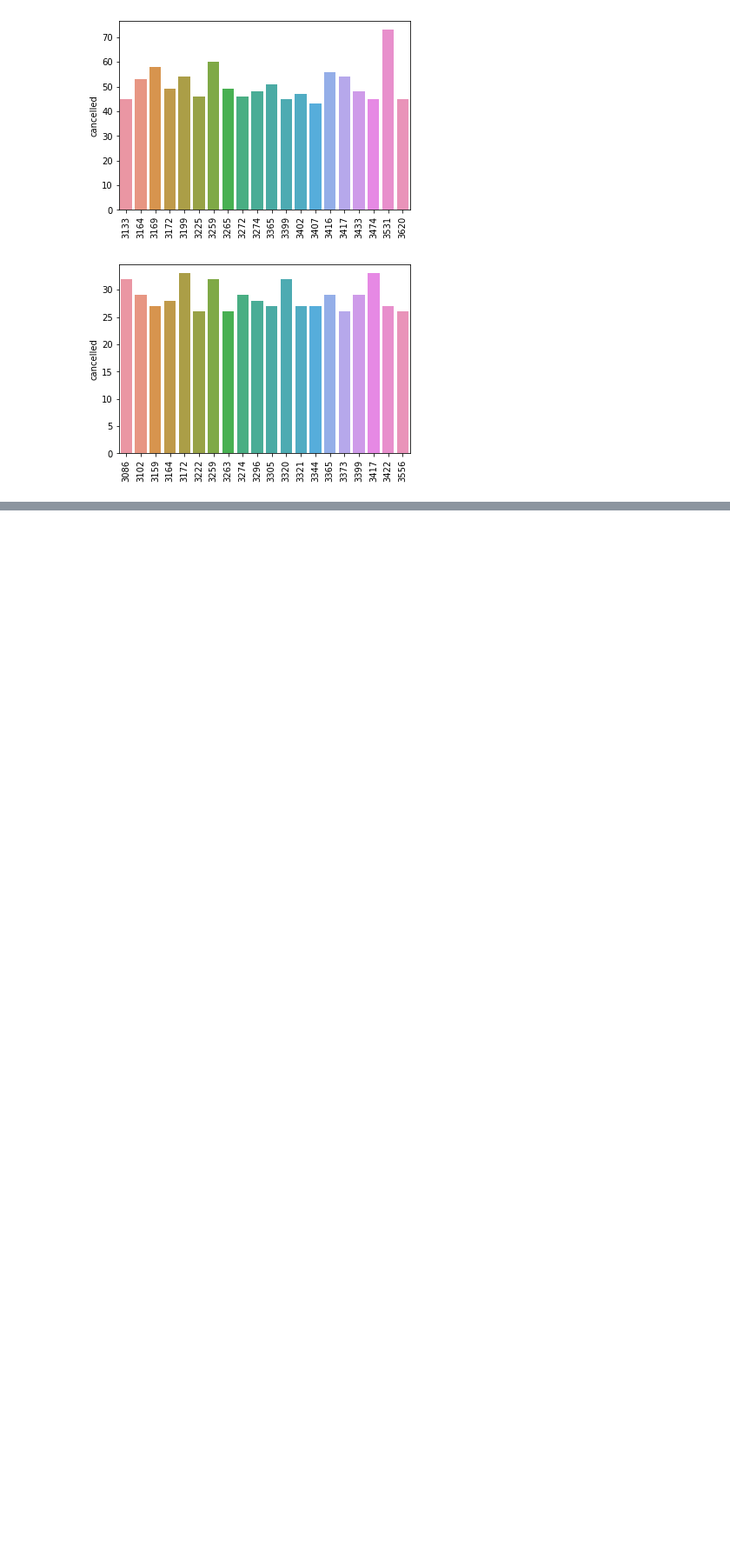
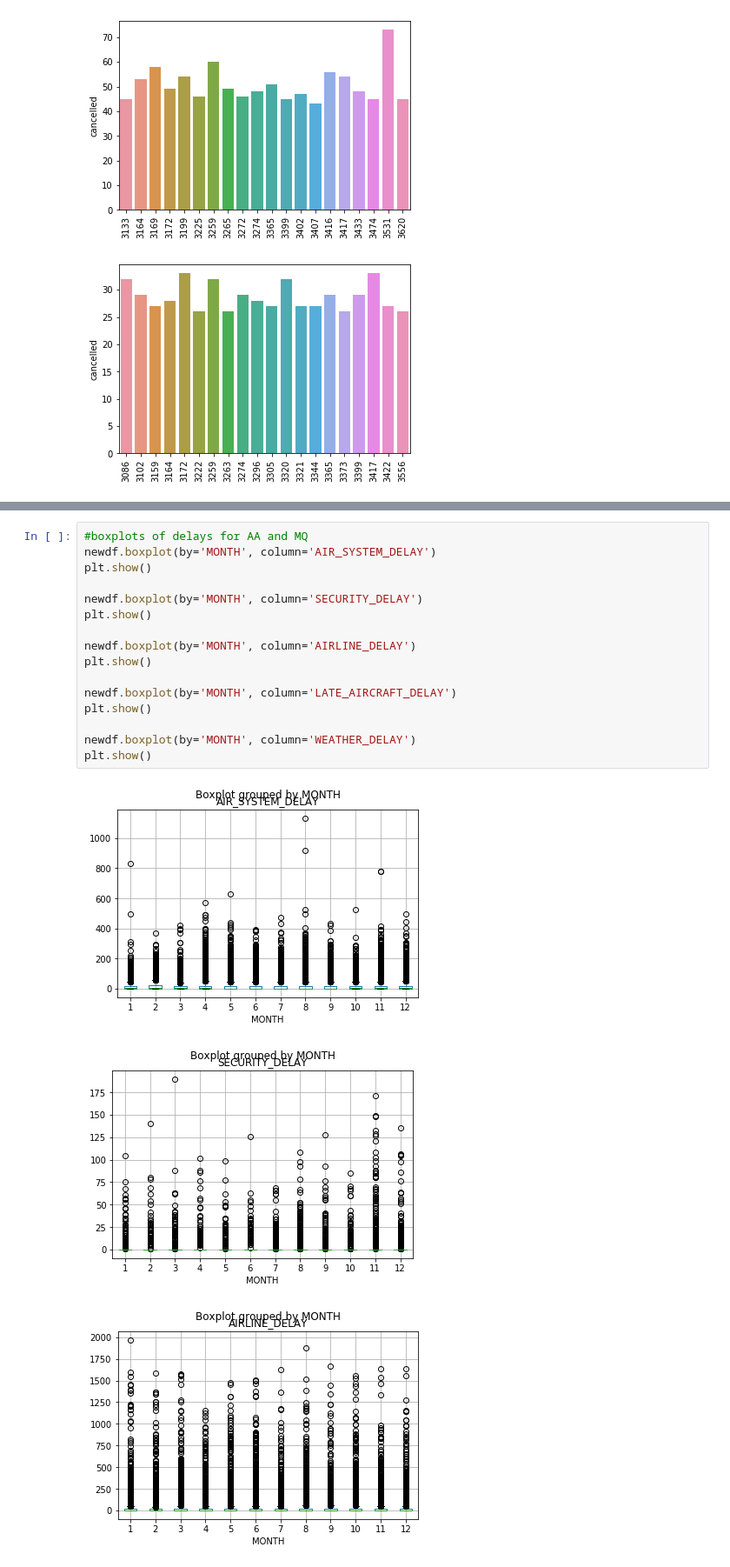
Before and after one commit to Kirstenj5115/Flight_Delays, a Jupyter notebook: FlightDelays_Capstone2_KirstenJames.ipynb, the cells around one changed output, grey strips where cells are left out. Shown: that part at 87% size. Cells and saved outputs as stored; diff of their text form; blank space fills up the shorter version.

```diff
--- a/FlightDelays_Capstone2_KirstenJames.ipynb
+++ b/FlightDelays_Capstone2_KirstenJames.ipynb
@@ -270,0 +290,20 @@ plt.show()
+# %%
+#boxplots of delays for AA and MQ
+newdf.boxplot(by='MONTH', column='AIR_SYSTEM_DELAY')
+plt.show()
+
+newdf.boxplot(by='MONTH', column='SECURITY_DELAY')
+plt.show()
+
+newdf.boxplot(by='MONTH', column='AIRLINE_DELAY')
+plt.show()
+
+newdf.boxplot(by='MONTH', column='LATE_AIRCRAFT_DELAY')
+plt.show()
+
+newdf.boxplot(by='MONTH', column='WEATHER_DELAY')
+plt.show()
+# %% [output]
+[figure, added]
+[figure, added]
+[figure, added]
```
Also changed, not shown: parts of 10 cells of this notebook.
